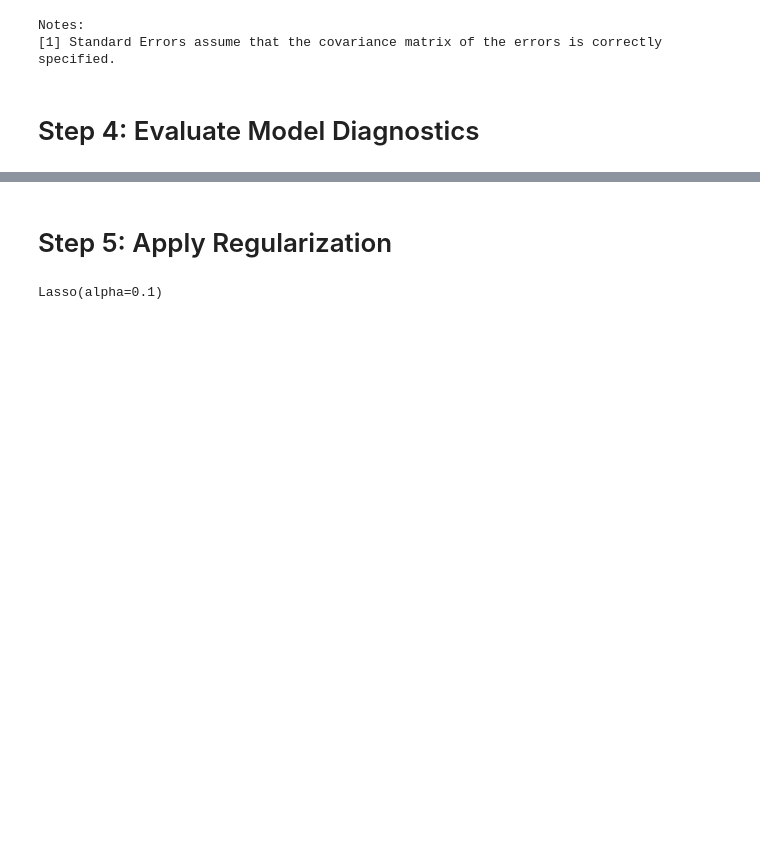
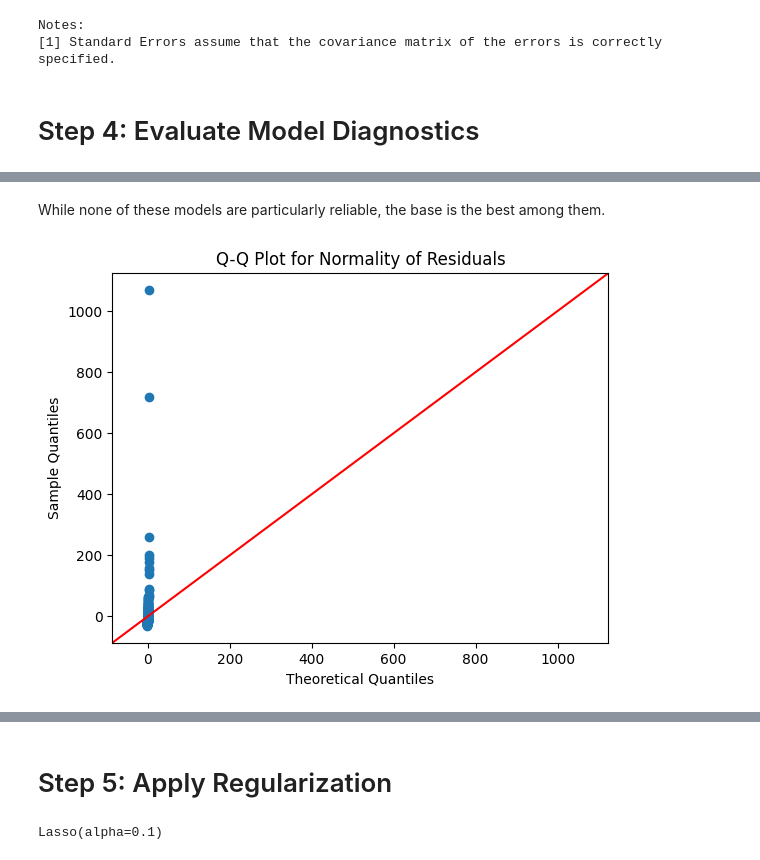
Before and after one commit to naomidb/dsc-course6-m8-lab, a Jupyter notebook: CGC6M8.ipynb, the cells around one changed output, grey strips where cells are left out. Saved outputs shown, nothing was run; the diff lists cells and outputs as text; code cells hidden in the pictures; blank space fills up the shorter version.

```diff
--- a/CGC6M8.ipynb
+++ b/CGC6M8.ipynb
@@ -279,7 +299,11 @@ Notes:
+# %% [markdown]
+While none of these models are particularly reliable, the base is the best among them.
 # %%
-residuals = model.resid
+residuals = base_model.resid
 
 sm.qqplot(residuals, line='45')
 plt.title('Q-Q Plot for Normality of Residuals')
 plt.show()
+# %% [output]
+[figure, added]
 # %%
```
Also changed, not shown: parts of 3 cells of this notebook.
